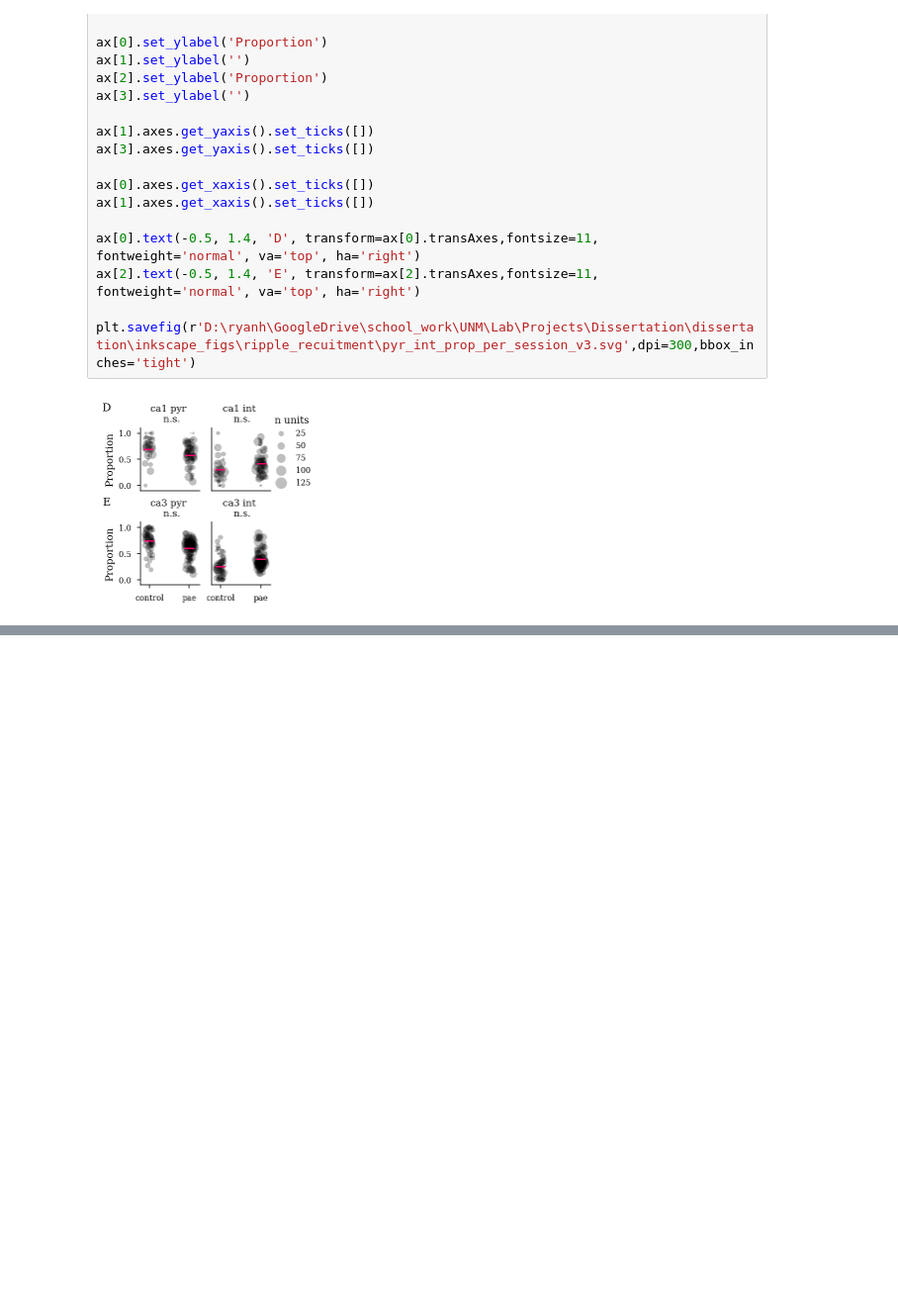
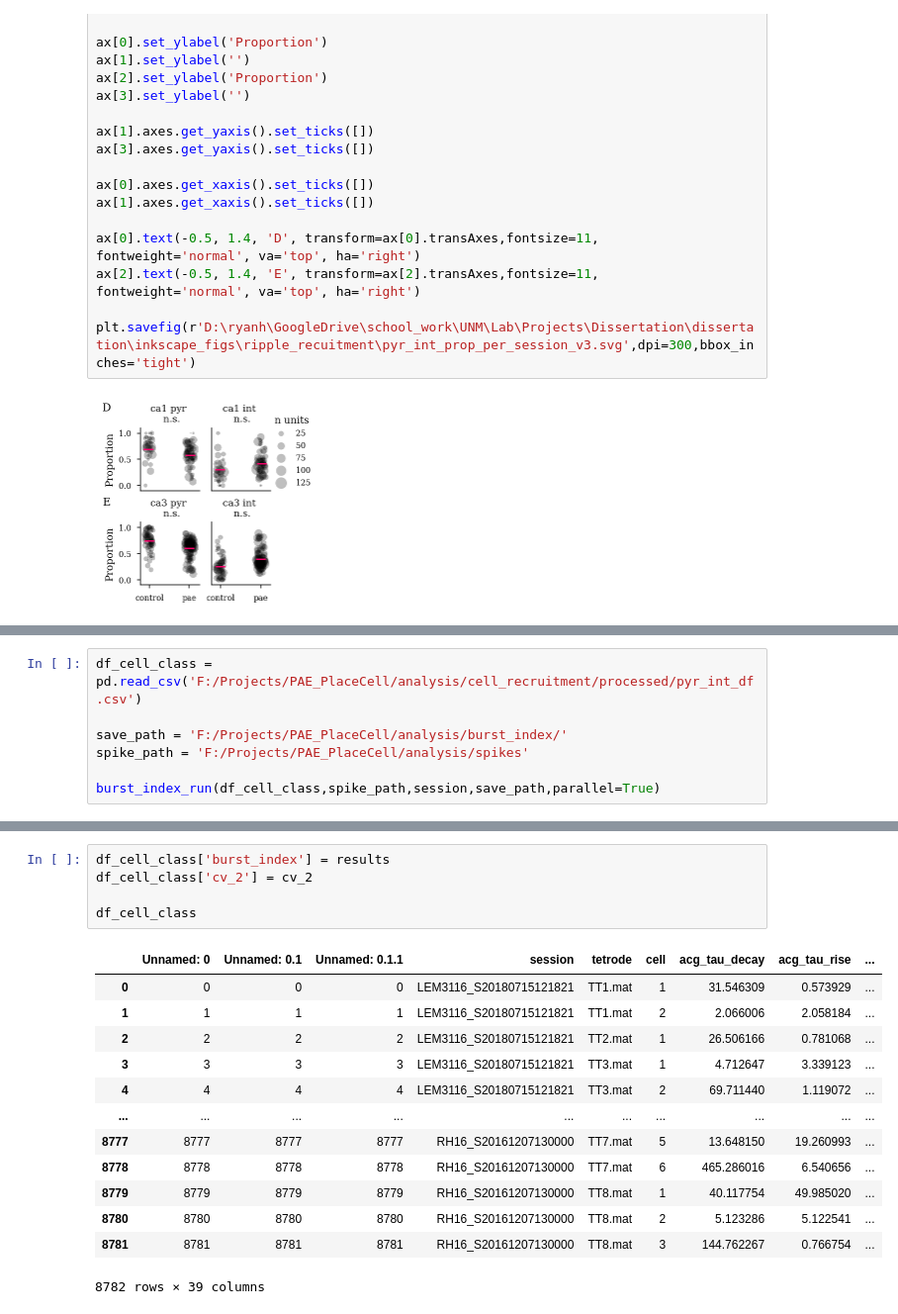
Before and after one commit to ryanharvey1/ripple_analyses, a Jupyter notebook: notebooks/classify_pyr_int.ipynb, the cells around one changed output, grey strips where cells are left out. Shown at 99% size. Drawn from its saved outputs; the diff is of its cells as text; blank space fills up the shorter version.

```diff
--- a/notebooks/classify_pyr_int.ipynb
+++ b/notebooks/classify_pyr_int.ipynb
@@ -628,0 +616,7 @@ plt.savefig(r'D:\ryanh\GoogleDrive\school_work\UNM\Lab\Projects\Dissertation\dis
+# %%
+df_cell_class = pd.read_csv('F:/Projects/PAE_PlaceCell/analysis/cell_recruitment/processed/pyr_int_df.csv')
+
+save_path = 'F:/Projects/PAE_PlaceCell/analysis/burst_index/'
+spike_path = 'F:/Projects/PAE_PlaceCell/analysis/spikes'
+
+burst_index_run(df_cell_class,spike_path,session,save_path,parallel=True)
@@ -628,0 +659,19 @@ plt.savefig(r'D:\ryanh\GoogleDrive\school_work\UNM\Lab\Projects\Dissertation\dis
+# %%
+df_cell_class['burst_index'] = results
+df_cell_class['cv_2'] = cv_2
+
+df_cell_class
+# %% [output]
+|  | Unnamed: 0 | Unnamed: 0.1 | Unnamed: 0.1.1 | session | tetrode | cell | acg_tau_decay | acg_tau_rise | ... |
+| 0 | 0 | 0 | 0 | LEM3116_S20180715121821 | TT1.mat | 1 | 31.546309 | 0.573929 | ... |
+| 1 | 1 | 1 | 1 | LEM3116_S20180715121821 | TT1.mat | 2 | 2.066006 | 2.058184 | ... |
+| 2 | 2 | 2 | 2 | LEM3116_S20180715121821 | TT2.mat | 1 | 26.506166 | 0.781068 | ... |
+| 3 | 3 | 3 | 3 | LEM3116_S20180715121821 | TT3.mat | 1 | 4.712647 | 3.339123 | ... |
+| 4 | 4 | 4 | 4 | LEM3116_S20180715121821 | TT3.mat | 2 | 69.711440 | 1.119072 | ... |
+| ... | ... | ... | ... | ... | ... | ... | ... | ... | ... |
+| 8777 | 8777 | 8777 | 8777 | RH16_S20161207130000 | TT7.mat | 5 | 13.648150 | 19.260993 | ... |
+| 8778 | 8778 | 8778 | 8778 | RH16_S20161207130000 | TT7.mat | 6 | 465.286016 | 6.540656 | ... |
+| 8779 | 8779 | 8779 | 8779 | RH16_S20161207130000 | TT8.mat | 1 | 40.117754 | 49.985020 | ... |
+| 8780 | 8780 | 8780 | 8780 | RH16_S20161207130000 | TT8.mat | 2 | 5.123286 | 5.122541 | ... |
+| 8781 | 8781 | 8781 | 8781 | RH16_S20161207130000 | TT8.mat | 3 | 144.762267 | 0.766754 | ... |
+8782 rows × 39 columns
```
Also changed, not shown: parts of 14 cells of this notebook.
